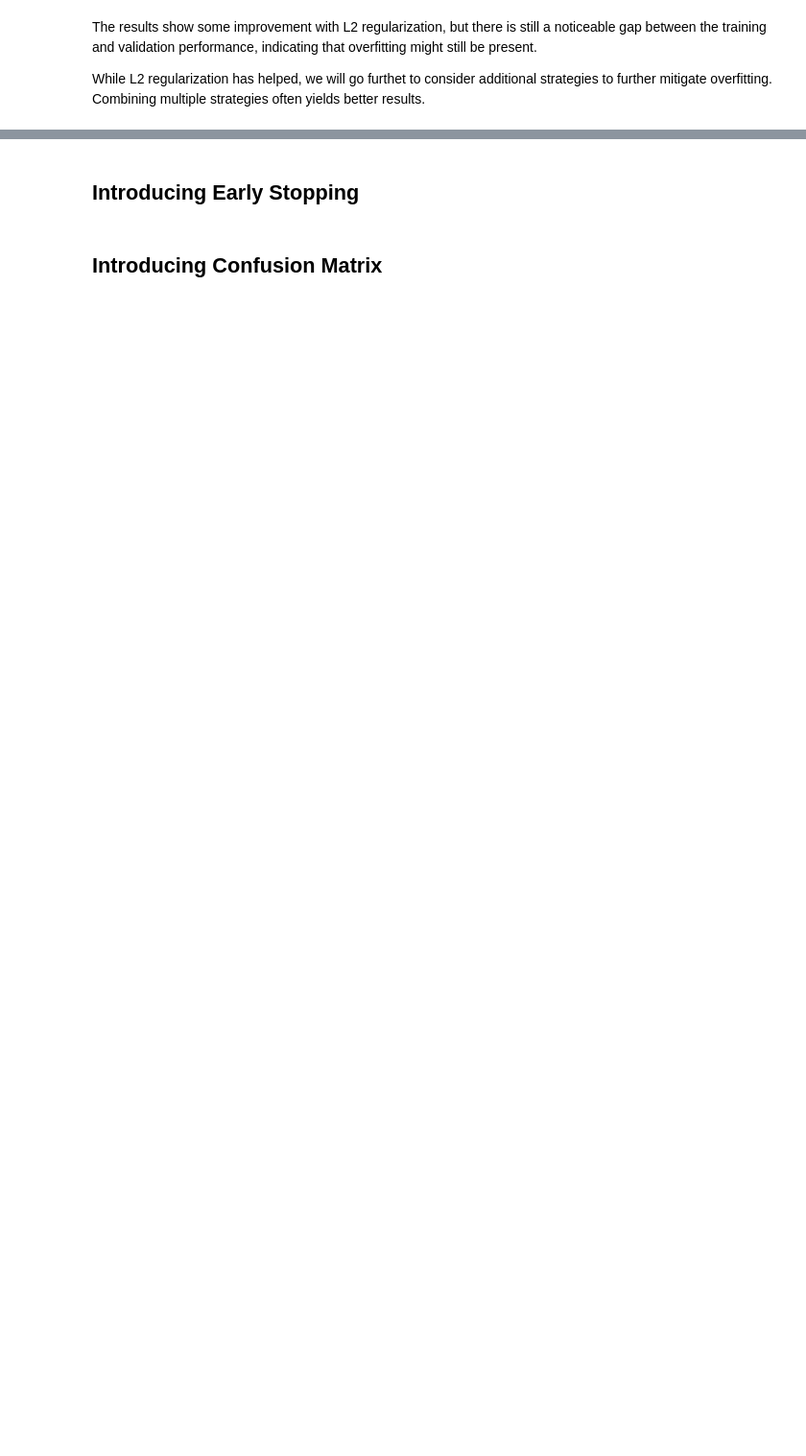
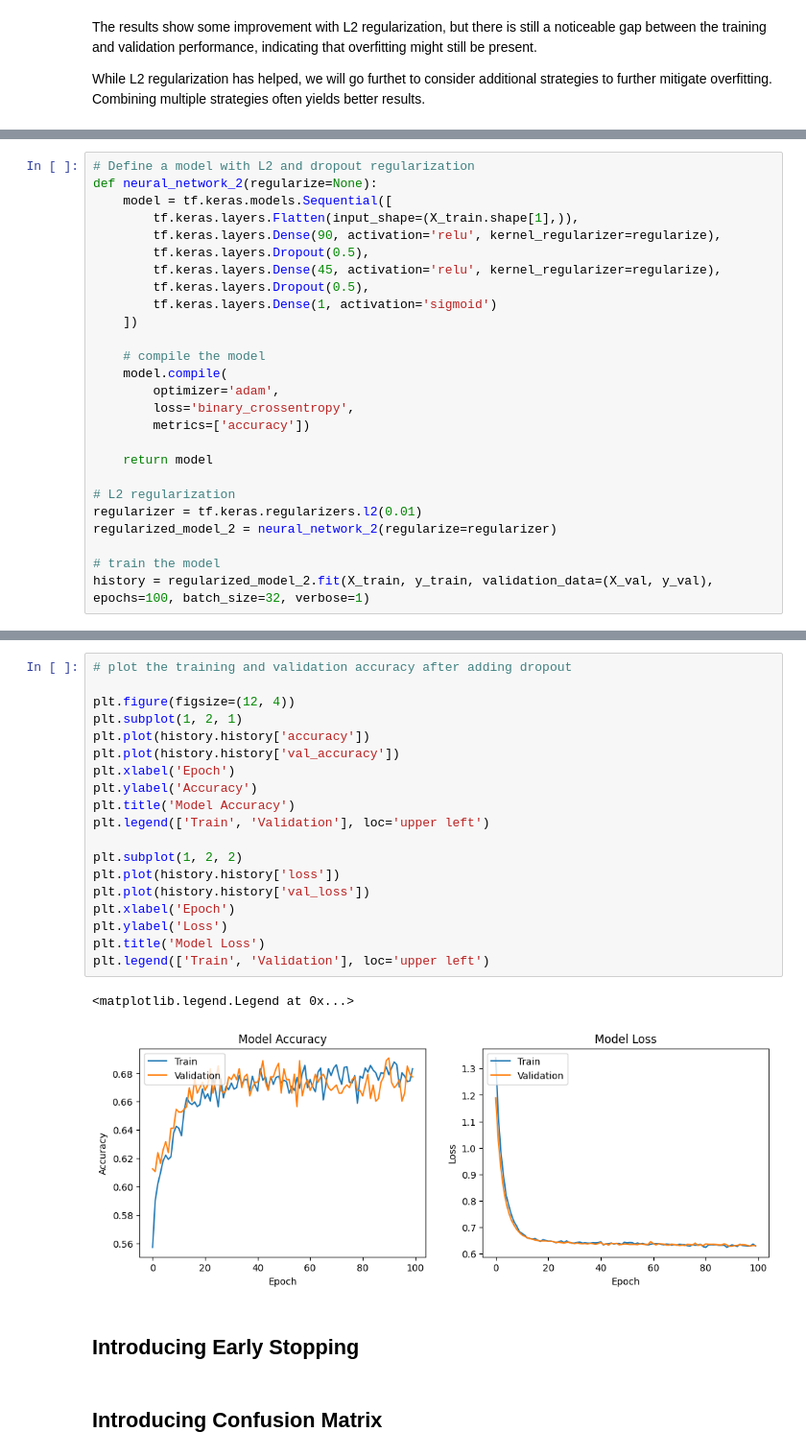
Before and after one commit to ZigaLarissa/Aqua_Rescan, a Jupyter notebook: backend/model.ipynb, the cells around one changed output, grey strips where cells are left out. Shown: that part at 96% size. Drawn from its saved outputs; the diff is of its cells as text; blank space fills up the shorter version.

Commit message:
dropout

```diff
--- a/backend/model.ipynb
+++ b/backend/model.ipynb
@@ -424,0 +453,26 @@ While L2 regularization has helped, we will go furthet to consider additional st
+# %%
+# Define a model with L2 and dropout regularization
+def neural_network_2(regularize=None):
+    model = tf.keras.models.Sequential([
+        tf.keras.layers.Flatten(input_shape=(X_train.shape[1],)),
+        tf.keras.layers.Dense(90, activation='relu', kernel_regularizer=regularize),
+        tf.keras.layers.Dropout(0.5),
+        tf.keras.layers.Dense(45, activation='relu', kernel_regularizer=regularize),
+        tf.keras.layers.Dropout(0.5),
+        tf.keras.layers.Dense(1, activation='sigmoid')
+    ])
+
+    # compile the model
+    model.compile(
+        optimizer='adam',
+        loss='binary_crossentropy',
+        metrics=['accuracy'])
+
+    return model
+
+# L2 regularization
+regularizer = tf.keras.regularizers.l2(0.01)
+regularized_model_2 = neural_network_2(regularize=regularizer)
+
+# train the model
+history = regularized_model_2.fit(X_train, y_train, validation_data=(X_val, y_val), epochs=100, batch_size=32, verbose=1)
@@ -425,3 +499,25 @@ While L2 regularization has helped, we will go furthet to consider additional st
+# %%
+# plot the training and validation accuracy after adding dropout
+
+plt.figure(figsize=(12, 4))
+plt.subplot(1, 2, 1)
+plt.plot(history.history['accuracy'])
+plt.plot(history.history['val_accuracy'])
+plt.xlabel('Epoch')
+plt.ylabel('Accuracy')
+plt.title('Model Accuracy')
+plt.legend(['Train', 'Validation'], loc='upper left')
+
+plt.subplot(1, 2, 2)
+plt.plot(history.history['loss'])
+plt.plot(history.history['val_loss'])
+plt.xlabel('Epoch')
+plt.ylabel('Loss')
+plt.title('Model Loss')
+plt.legend(['Train', 'Validation'], loc='upper left')
+# %% [output]
+<matplotlib.legend.Legend at 0x...>
+[figure, added]
 # %% [markdown]
 ## Introducing Early Stopping
 # %% [markdown]
```
Also changed, not shown: parts of 11 cells of this notebook.
